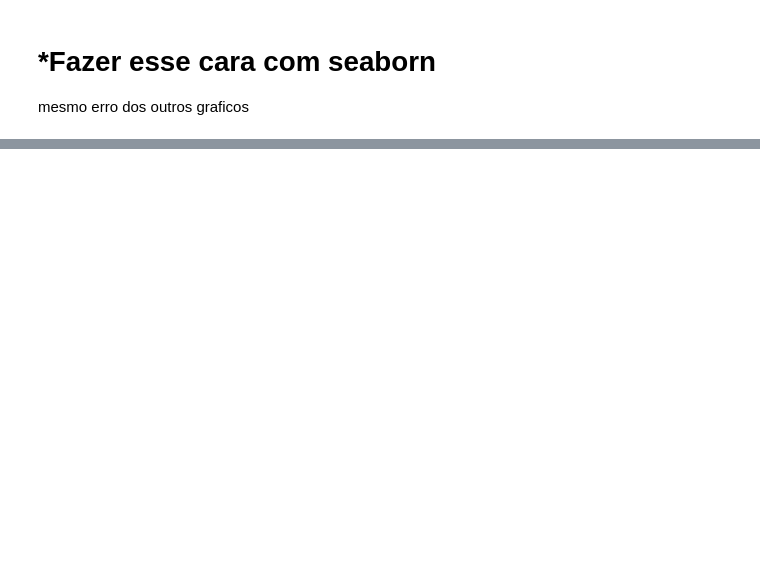
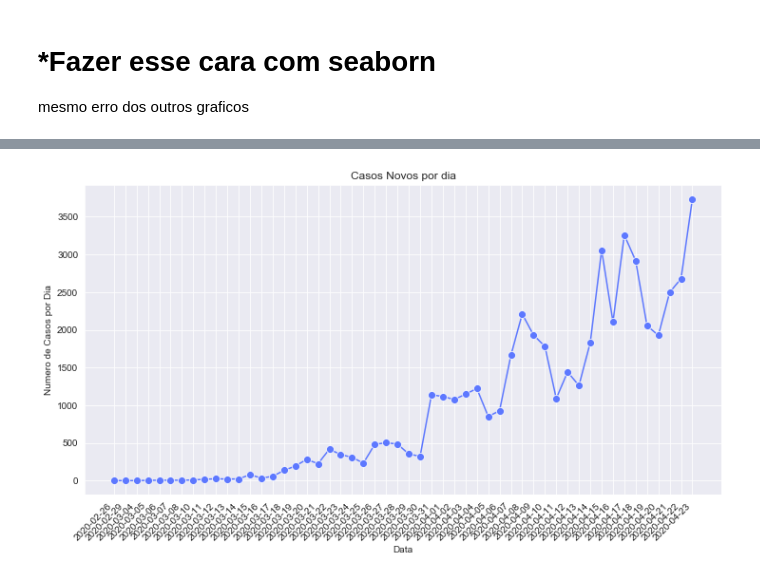
Before and after one commit to Rafaelcerq28/Analise_Covid-19, a Jupyter notebook: Visualização COVID-19.ipynb, the cells around one changed output, grey strips where cells are left out. Drawn from its saved outputs; the diff is of its cells as text; code cells hidden in the pictures; blank space fills up the shorter version.

```diff
--- a/Visualização COVID-19.ipynb
+++ b/Visualização COVID-19.ipynb
@@ -151,0 +212,16 @@ mesmo erro dos outros graficos
+# %%
+#TESTE DE IMPRESSÃO DO GRAFICO (Casos Novos por dia)
+
+plt.figure(figsize=(12,6))
+sns.lineplot(x='data',y=df_por_data[df_por_data['casosNovos'] > 0]['casosNovos'],data=df_por_data,marker='o',markersize=8,color='#5D78FF',
+            err_style='bars')
+
+plt.xticks(rotation=45, horizontalalignment='right')
+plt.title('Casos Novos por dia')
+plt.ylabel('Numero de Casos por Dia')
+plt.xlabel('Data')
+
+
+plt.show()
+# %% [output]
+[figure, added]
```
Also changed, not shown: parts of 13 cells of this notebook, 1 other file.
